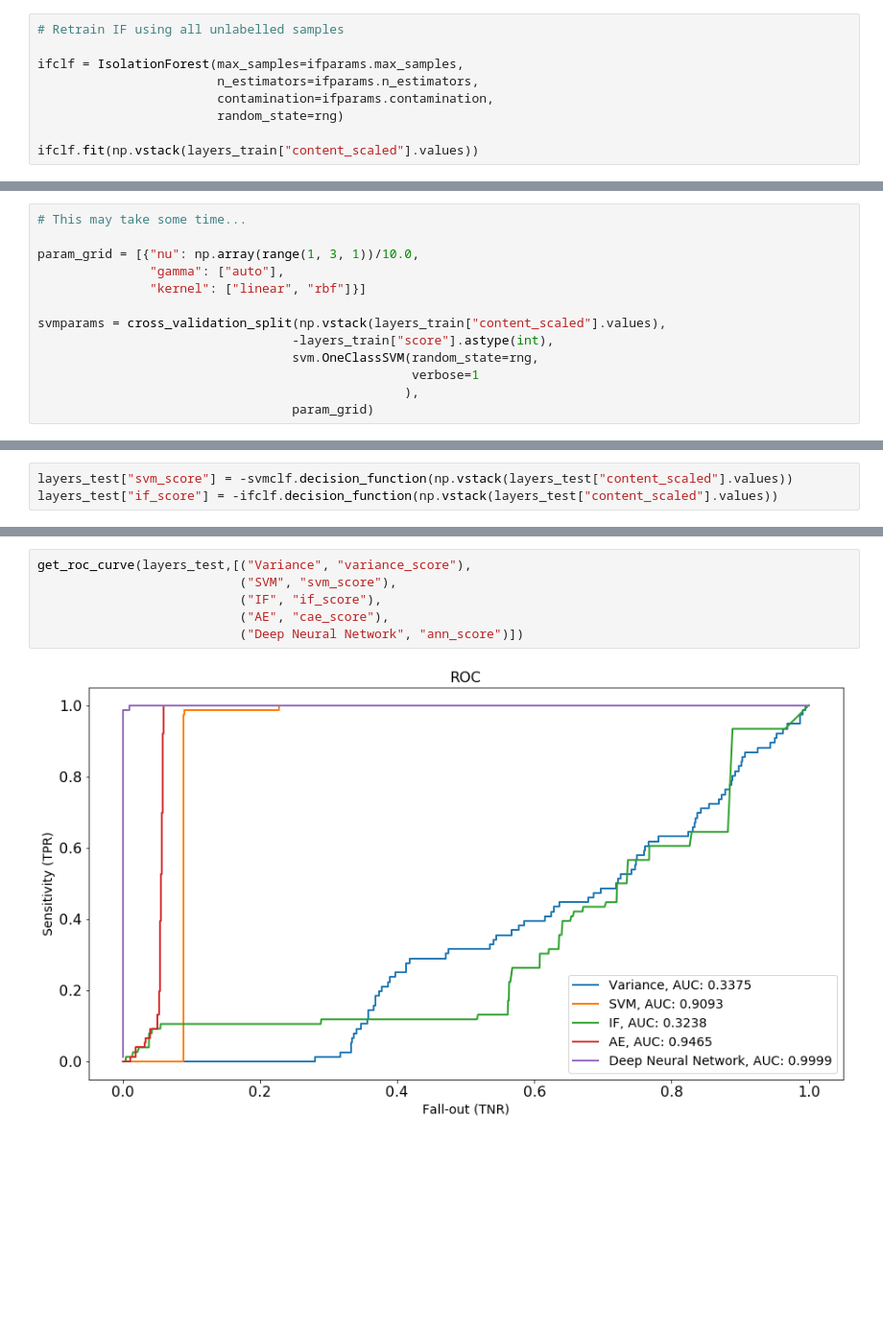
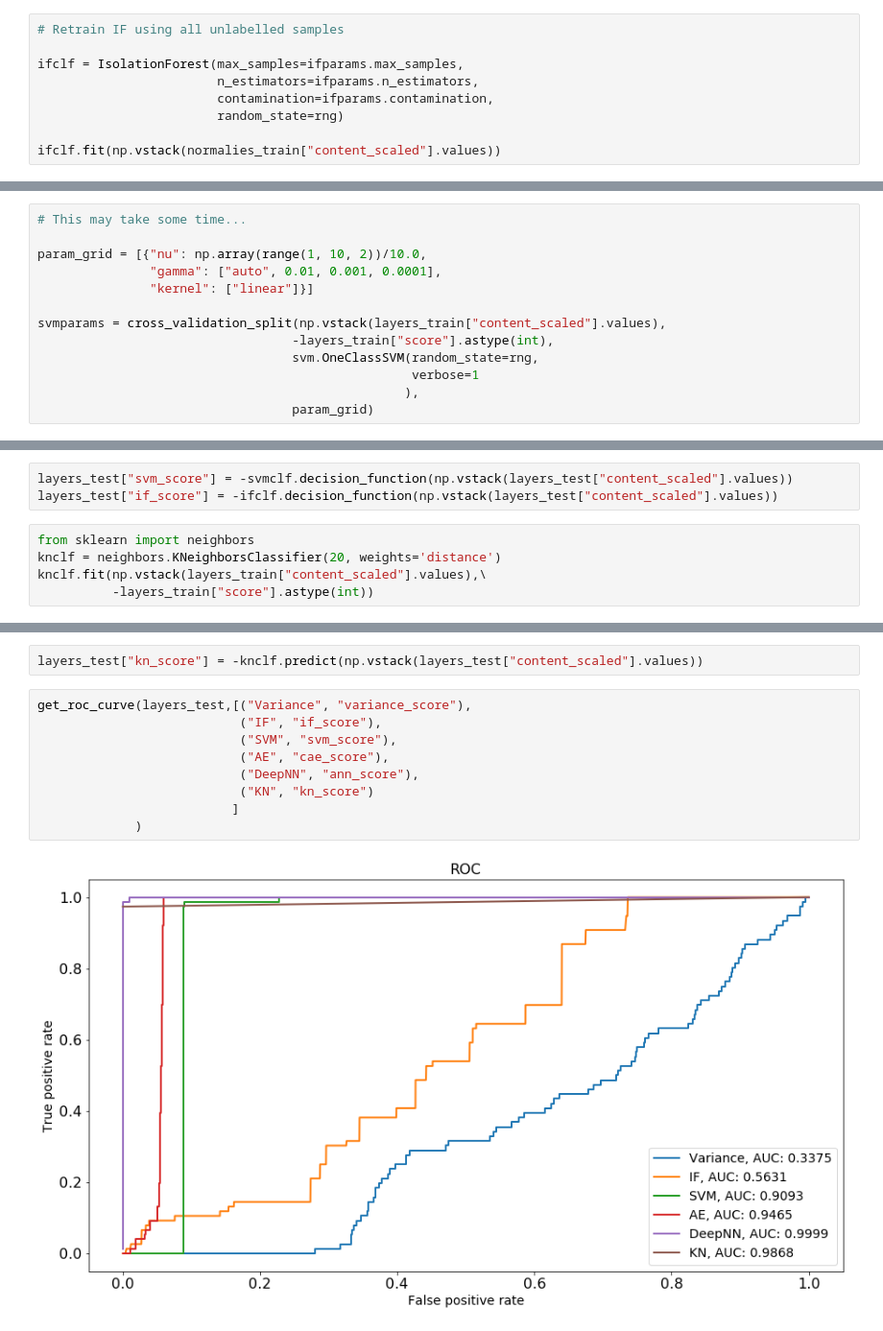
Before and after one commit to merveince92/RPCTriggerRateMonitoringWithML, a Jupyter notebook: inst_lumi_extractor.ipynb, the cells around one changed output, grey strips where cells are left out. Shown at 96% size. Saved outputs shown, nothing was run; the diff lists cells and outputs as text; blank space fills up the shorter version.

```diff
--- a/inst_lumi_extractor.ipynb
+++ b/inst_lumi_extractor.ipynb
@@ -1119,7 +1119,7 @@ ifclf = IsolationForest(max_samples=ifparams.max_samples,
                         contamination=ifparams.contamination,
                         random_state=rng)
 
-ifclf.fit(np.vstack(layers_train["content_scaled"].values))
+ifclf.fit(np.vstack(normalies_train["content_scaled"].values))
 # %% [output]
 IsolationForest(bootstrap=False, contamination=0.040000000000000001,
         max_features=1.0, max_samples=100, n_estimators=10, n_jobs=1,
@@ -1127,9 +1129,9 @@ IsolationForest(bootstrap=False, contamination=0.040000000000000001,
 # %%
 # This may take some time...
 
-param_grid = [{"nu": np.array(range(1, 3, 1))/10.0,
-               "gamma": ["auto"],
-               "kernel": ["linear", "rbf"]}]
+param_grid = [{"nu": np.array(range(1, 10, 2))/10.0,
+               "gamma": ["auto", 0.01, 0.001, 0.0001],
+               "kernel": ["linear"]}]
 
 svmparams = cross_validation_split(np.vstack(layers_train["content_scaled"].values),
                                   -layers_train["score"].astype(int),
@@ -1150,3 +1157,8 @@ svmclf.fit(np.vstack(normalies_train["content_scaled"].values));
 # %%
 layers_test["svm_score"] = -svmclf.decision_function(np.vstack(layers_test["content_scaled"].values))
 layers_test["if_score"] = -ifclf.decision_function(np.vstack(layers_test["content_scaled"].values))
+# %%
+from sklearn import neighbors
+knclf = neighbors.KNeighborsClassifier(20, weights='distance')
+knclf.fit(np.vstack(layers_train["content_scaled"].values),\
+          -layers_train["score"].astype(int))
@@ -1153,8 +1169,13 @@ layers_test["if_score"] = -ifclf.decision_function(np.vstack(layers_test["conten
+# %%
+layers_test["kn_score"] = -knclf.predict(np.vstack(layers_test["content_scaled"].values))
 # %%
 get_roc_curve(layers_test,[("Variance", "variance_score"),
+                           ("IF", "if_score"),
                            ("SVM", "svm_score"),
-                           ("IF", "if_score"),
                            ("AE", "cae_score"),
-                           ("Deep Neural Network", "ann_score")])
+                           ("DeepNN", "ann_score"),
+                           ("KN", "kn_score")
+                          ]
+             )
 # %% [output]
-[figure, old version]
+[figure, new version]
```
Also changed, not shown: parts of 13 cells of this notebook.
